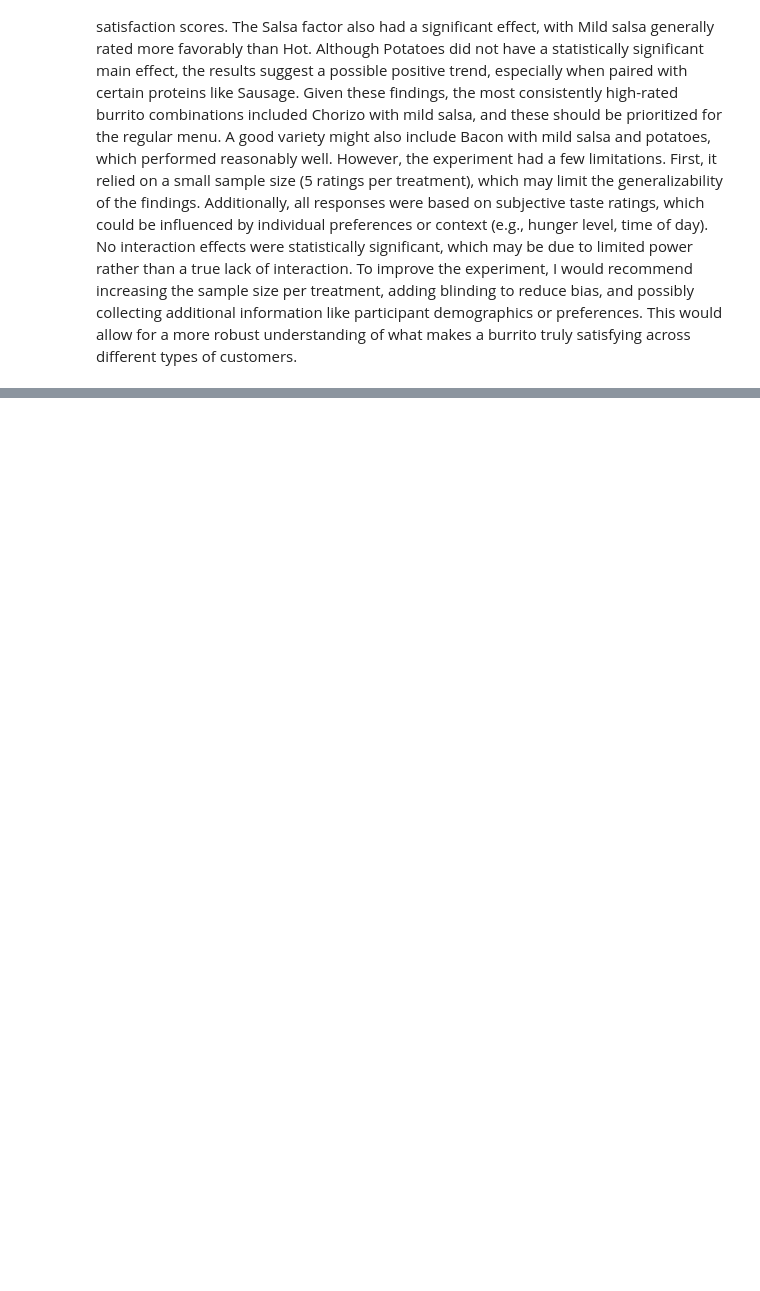
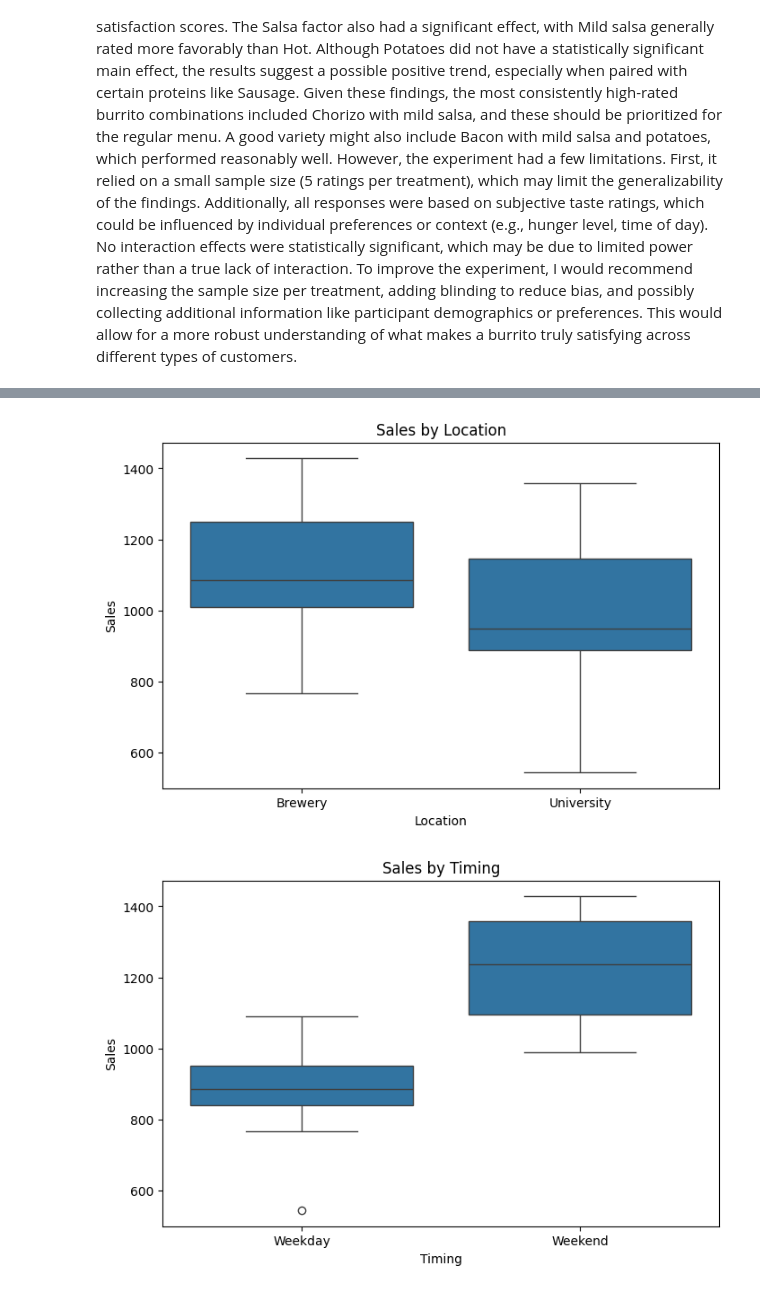
Before and after one commit to christinatalerico13/STAT-7220-Applied-Experimental-Design, a Jupyter notebook: Assignments/Final-Exam/Final-Exam.ipynb, the cells around one changed output, grey strips where cells are left out. Drawn from its saved outputs; the diff is of its cells as text; code cells hidden in the pictures; blank space fills up the shorter version.

```diff
--- a/Assignments/Final-Exam/Final-Exam.ipynb
+++ b/Assignments/Final-Exam/Final-Exam.ipynb
@@ -444,2 +479,65 @@ To be more efficient with time and resources, you decide to conduct a $2^{3-1}$
 # %%
 ## Question 6 Code ##
+
+import pandas as pd
+import matplotlib.pyplot as plt
+import seaborn as sns
+import statsmodels.api as sm
+
+# Load the data (adjust the path if needed)
+file_path = '/content/STAT-7220-Applied-Experimental-Design/Assignments/Final-Exam/Busters Burrito Sales.xlsx'
+df = pd.read_excel(file_path)
+
+# Preview data
+print("First few rows:")
+print(df.head())
+
+# Ensure factor columns are treated as categorical
+df['Location'] = df['Location'].astype('category')
+df['Timing'] = df['Timing'].astype('category')
+df['Marketing'] = df['Marketing'].astype('category')
+
+# Rename outcome column for clarity if needed
+# Assuming it's called 'Sales'
+response = 'Sales'
+
+# --- Summary Statistics ---
+summary = df.groupby(['Location', 'Timing', 'Marketing'])[response].agg(['mean', 'std', 'min', 'max', 'count']).reset_index()
+print("\nSummary Statistics:")
+print(summary)
+
+# --- Boxplots for Main Effects ---
+plt.figure(figsize=(8, 5))
+sns.boxplot(x='Location', y=response, data=df)
+plt.title('Sales by Location')
+plt.show()
+
+plt.figure(figsize=(8, 5))
+sns.boxplot(x='Timing', y=response, data=df)
+plt.title('Sales by Timing')
+plt.show()
+
+plt.figure(figsize=(8, 5))
+sns.boxplot(x='Marketing', y=response, data=df)
+plt.title('Sales by Marketing')
+plt.show()
+
+# --- Interaction Plots ---
+# Location × Timing
+sm.graphics.interaction_plot(df['Location'].astype(str), df['Timing'].astype(str), df[response],
+                             markers=['o', 's'], ms=10)
+plt.title('Interaction: Location × Timing')
+plt.show()
+
+# Location × Marketing
+sm.graphics.interaction_plot(df['Location'].astype(str), df['Marketing'].astype(str), df[response],
+                             markers=['o', 's'], ms=10)
+plt.title('Interaction: Location × Marketing')
+plt.show()
+
+# Timing × Marketing
+sm.graphics.interaction_plot(df['Timing'].astype(str), df['Marketing'].astype(str), df[response],
+                             markers=['o', 's'], ms=10)
+plt.title('Interaction: Timing × Marketing')
+plt.show()
+# %% [output]
@@ -445,0 +561,2 @@ To be more efficient with time and resources, you decide to conduct a $2^{3-1}$
+[figure, added]
+[figure, added]
```
Also changed, not shown: parts of 13 cells of this notebook.
